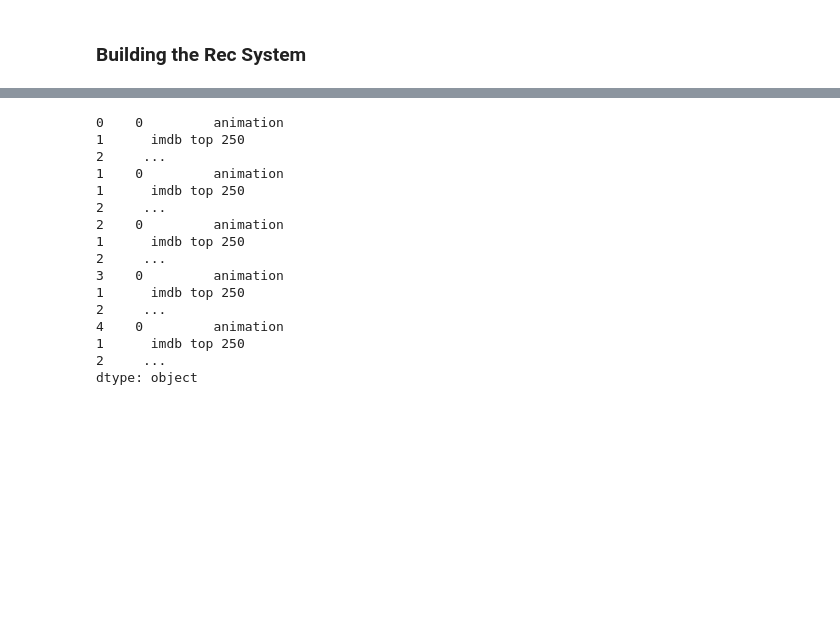
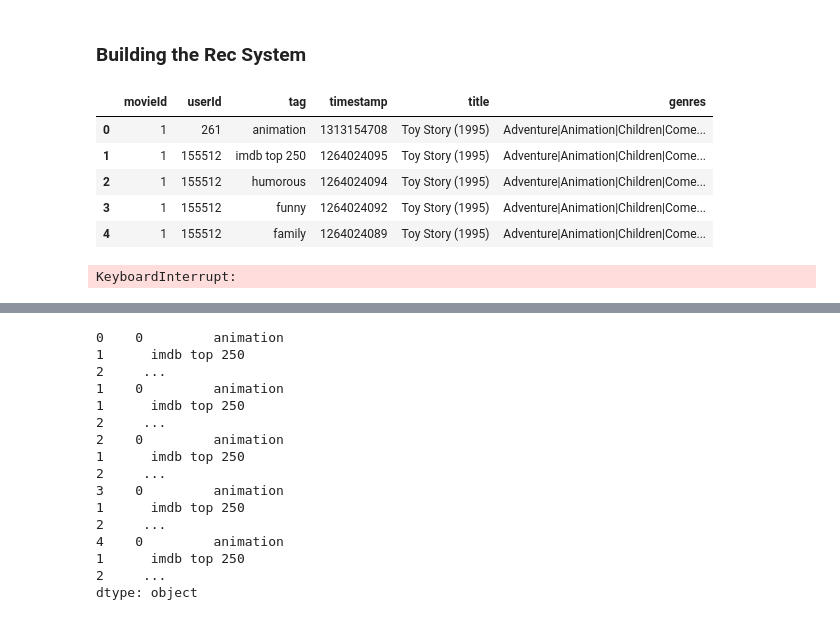
Before and after one commit to halujeff5/Movie_Rec_Sys_Spacy, a Jupyter notebook: First_NB.ipynb, the cells around one changed output, grey strips where cells are left out. Cells and saved outputs as stored; diff of their text form; code cells hidden in the pictures; blank space fills up the shorter version.

```diff
--- a/First_NB.ipynb
+++ b/First_NB.ipynb
@@ -63,10 +46,22 @@ df4.drop(['movieId'], axis=1, inplace=True)
 # %%
 #merged df with tags to df with titles
 test_df= pd.merge(df4, df1, on='movieId', how='inner')
+# %%
+test_df.head()
+# %% [output]
+|  | movieId | userId | tag | timestamp | title | genres |
+| 0 | 1 | 261 | animation | 1313154708 | Toy Story (1995) | Adventure|Animation|Children|Come... |
+| 1 | 1 | 155512 | imdb top 250 | 1264024095 | Toy Story (1995) | Adventure|Animation|Children|Come... |
+| 2 | 1 | 155512 | humorous | 1264024094 | Toy Story (1995) | Adventure|Animation|Children|Come... |
+| 3 | 1 | 155512 | funny | 1264024092 | Toy Story (1995) | Adventure|Animation|Children|Come... |
+| 4 | 1 | 155512 | family | 1264024089 | Toy Story (1995) | Adventure|Animation|Children|Come... |
 # %%
 #putting all the tags into one movie entry
 from tqdm import tqdm
 tqdm.pandas()
-results=[]
-for ele in tqdm(test_df.title[:]):
+results = []
+
+for ele in tqdm(test_df.title):
     results.append(test_df[test_df.title==str(ele)].tag)
+# %% [output]
+KeyboardInterrupt:
```
Also changed, not shown: parts of 21 cells of this notebook, 1 other file.
